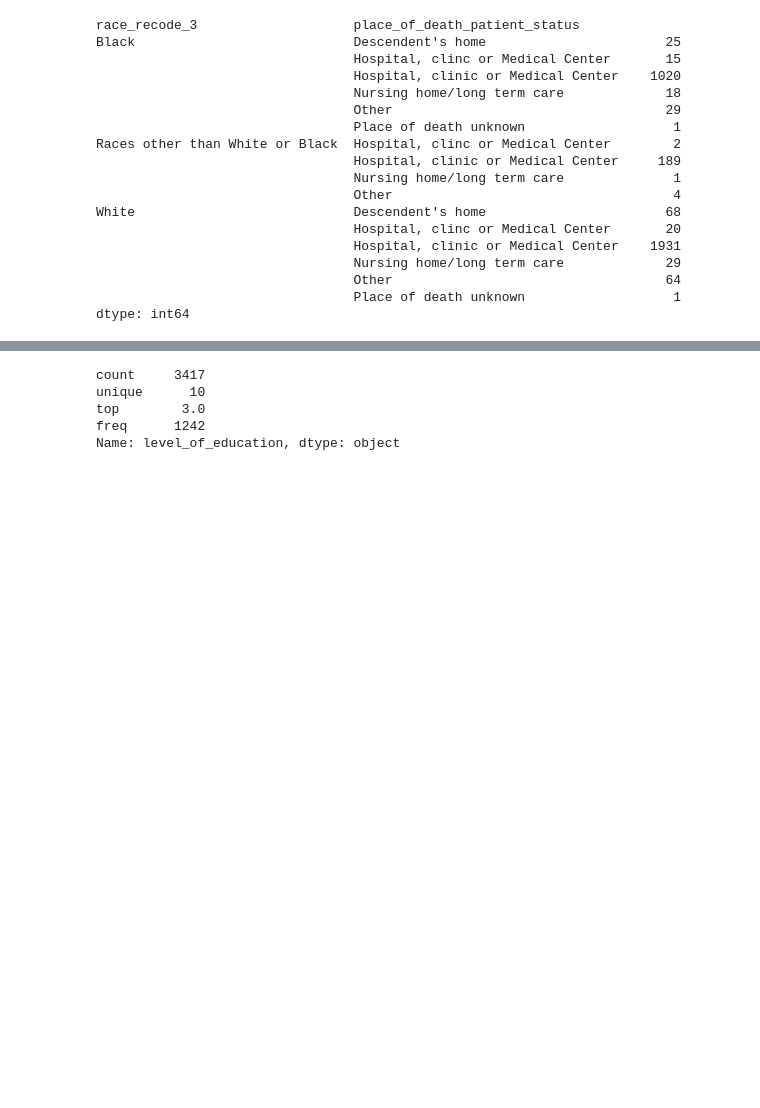
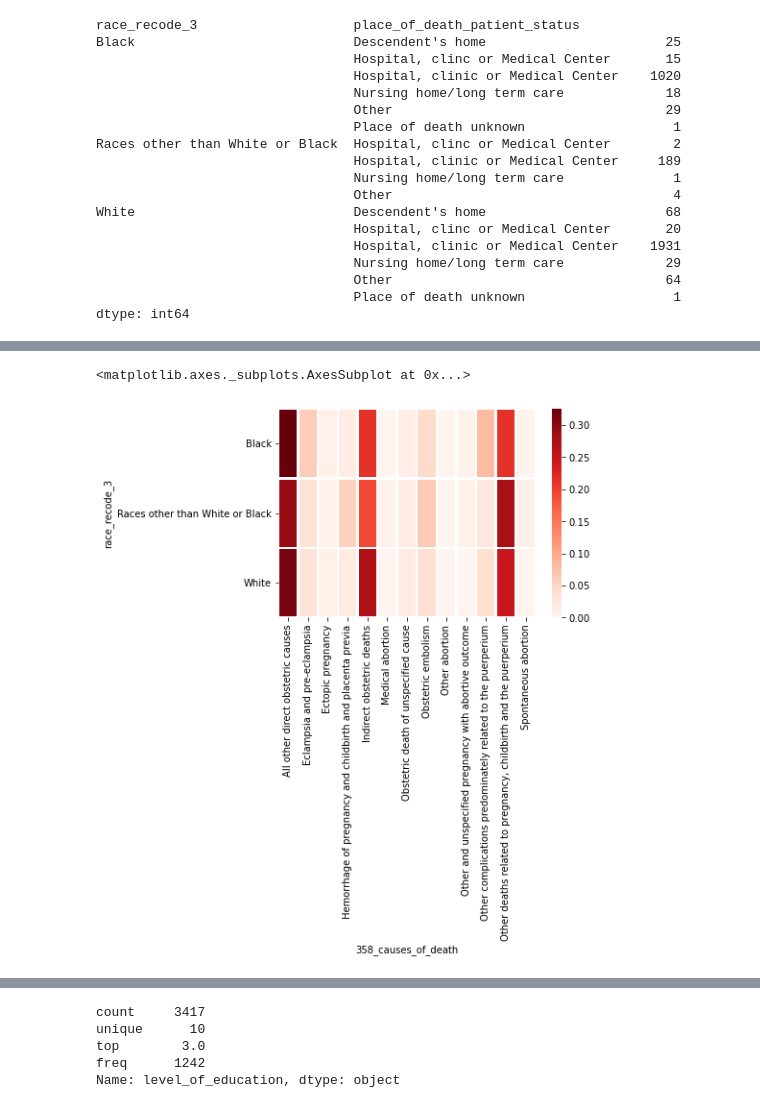
Before and after one commit to andrezafeu/maternal_mortality, a Jupyter notebook: EDA.ipynb, the cells around one changed output, grey strips where cells are left out. Cells and saved outputs as stored; diff of their text form; code cells hidden in the pictures; blank space fills up the shorter version.

```diff
--- a/EDA.ipynb
+++ b/EDA.ipynb
@@ -278,0 +196,6 @@ sns.heatmap(event_count_table, cmap='Reds', linewidths=1.5)
+# %%
+# without hispanics
+create_race_heatmap(df_non_hispanic, '358_causes_of_death')
+# %% [output]
+<matplotlib.axes._subplots.AxesSubplot at 0x...>
+[figure, added]
```
Also changed, not shown: parts of 23 cells of this notebook, 3 other files.
